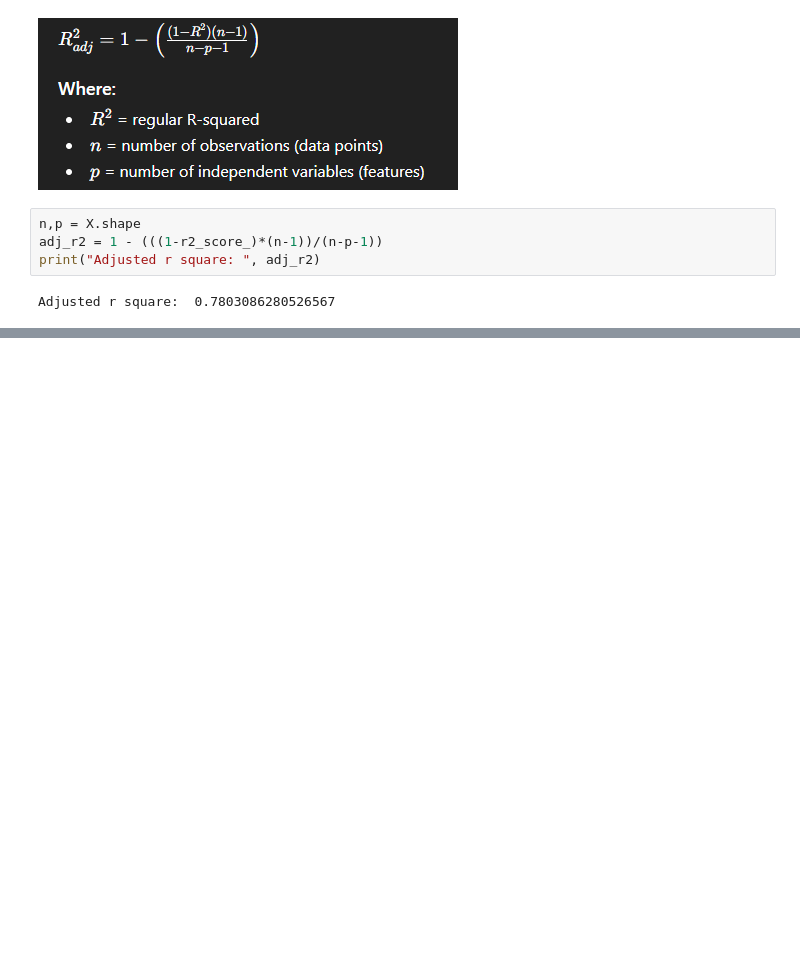
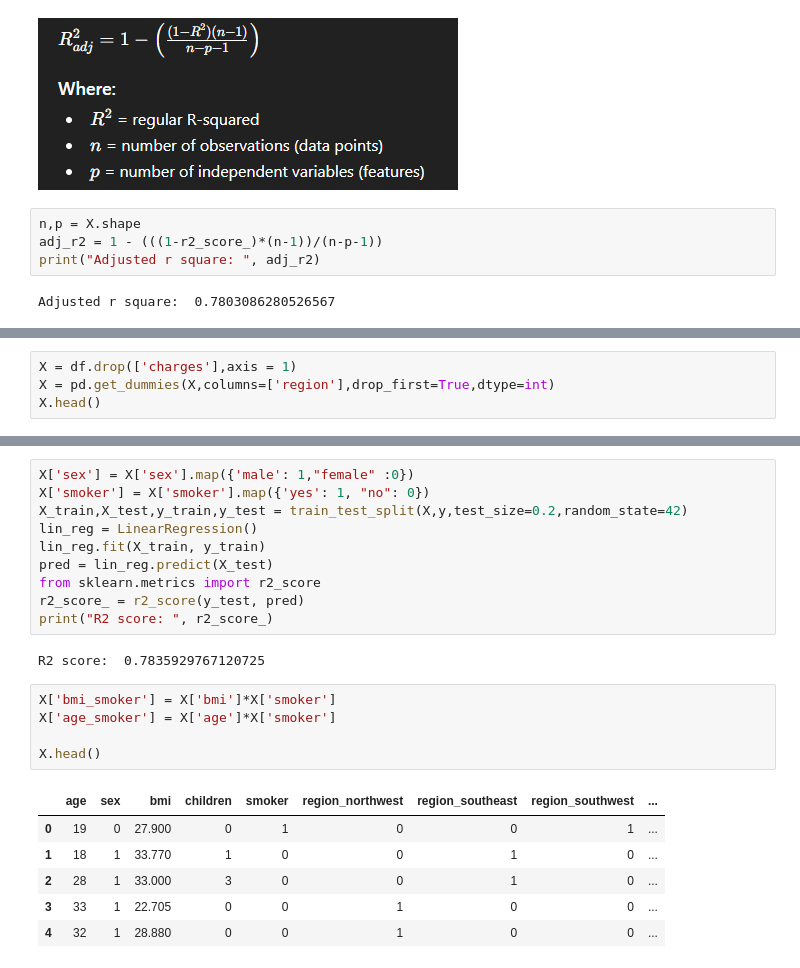
Before and after one commit to tahaftm/Prime-AIML, a Jupyter notebook: Linear Regression/implementation.ipynb, the cells around one changed output, grey strips where cells are left out. Drawn from its saved outputs; the diff is of its cells as text; blank space fills up the shorter version.

```diff
--- a/Linear Regression/implementation.ipynb
+++ b/Linear Regression/implementation.ipynb
@@ -109,0 +112,4 @@ Adjusted r square:  0.7803086280526567
+# %%
+X = df.drop(['charges'],axis = 1)
+X = pd.get_dummies(X,columns=['region'],drop_first=True,dtype=int)
+X.head()
@@ -109,0 +123,24 @@ Adjusted r square:  0.7803086280526567
+# %%
+X['sex'] = X['sex'].map({'male': 1,"female" :0})
+X['smoker'] = X['smoker'].map({'yes': 1, "no": 0})
+X_train,X_test,y_train,y_test = train_test_split(X,y,test_size=0.2,random_state=42)
+lin_reg = LinearRegression()
+lin_reg.fit(X_train, y_train)
+pred = lin_reg.predict(X_test)
+from sklearn.metrics import r2_score
+r2_score_ = r2_score(y_test, pred)
+print("R2 score: ", r2_score_)
+# %% [output]
+R2 score:  0.7835929767120725
+# %%
+X['bmi_smoker'] = X['bmi']*X['smoker']
+X['age_smoker'] = X['age']*X['smoker']
+
+X.head()
+# %% [output]
+|  | age | sex | bmi | children | smoker | region_northwest | region_southeast | region_southwest | ... |
+| 0 | 19 | 0 | 27.900 | 0 | 1 | 0 | 0 | 1 | ... |
+| 1 | 18 | 1 | 33.770 | 1 | 0 | 0 | 1 | 0 | ... |
+| 2 | 28 | 1 | 33.000 | 3 | 0 | 0 | 1 | 0 | ... |
+| 3 | 33 | 1 | 22.705 | 0 | 0 | 1 | 0 | 0 | ... |
+| 4 | 32 | 1 | 28.880 | 0 | 0 | 1 | 0 | 0 | ... |
```
Also changed, not shown: parts of 3 cells of this notebook.
